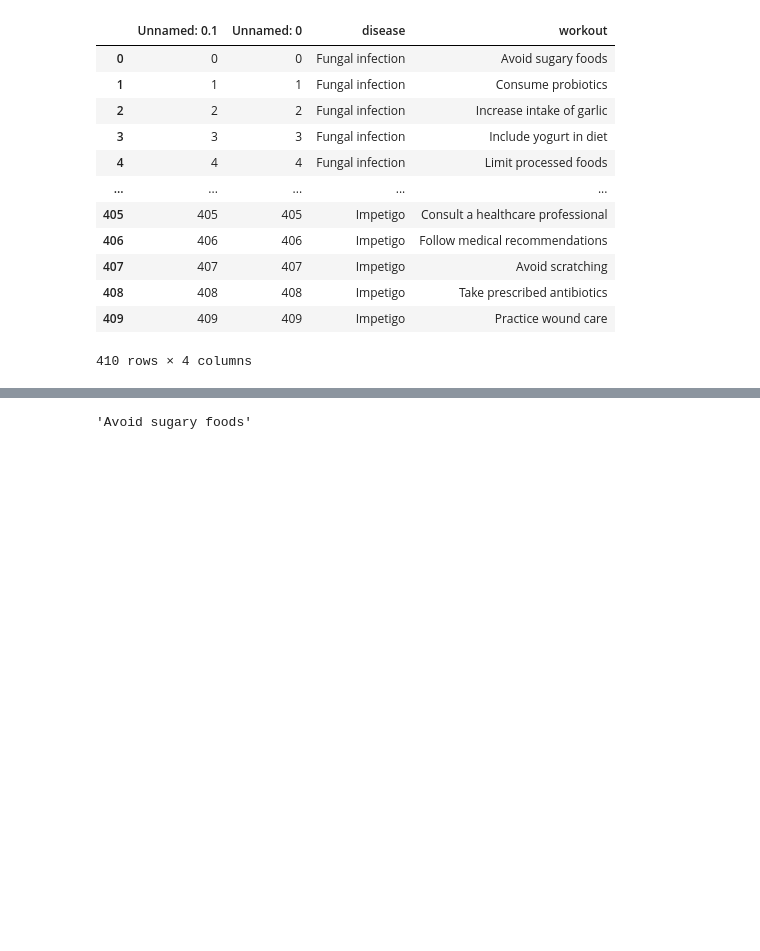
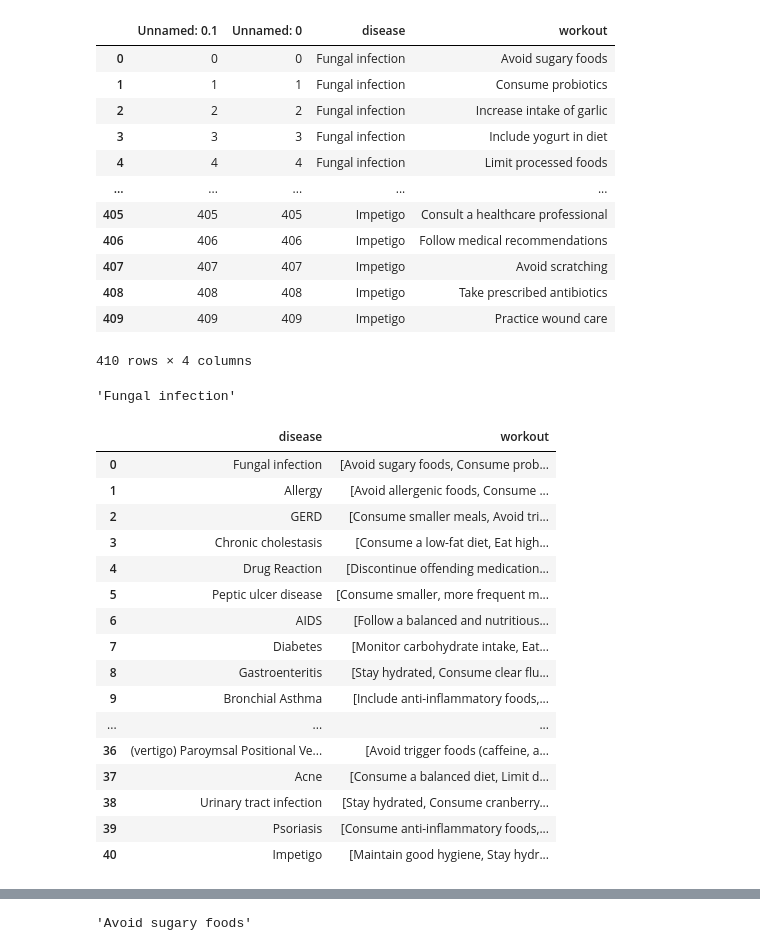
Before and after one commit to ANSH5252/MediBuddy, a Jupyter notebook: mb.ipynb, the cells around one changed output, grey strips where cells are left out. Saved outputs shown, nothing was run; the diff lists cells and outputs as text; code cells hidden in the pictures; blank space fills up the shorter version.

Commit message:
Workout DataFrame Updated

```diff
--- a/mb.ipynb
+++ b/mb.ipynb
@@ -525,5 +525,36 @@ workout
 | 408 | 408 | 408 | Impetigo | Take prescribed antibiotics |
 | 409 | 409 | 409 | Impetigo | Practice wound care |
 410 rows × 4 columns
+# %%
+workout['disease'].values[0]
+# %% [output]
+'Fungal infection'
+# %%
+workout_rows = []
+for i in range(0, len(workout), 10):
+    disease = workout['disease'].iloc[i]
+    workout_list = workout['workout'].iloc[i:i+10].tolist()
+    workout_rows.append({'disease': disease,'workout': workout_list})
+workout_new = pd.DataFrame(workout_rows)
+# %%
+workout_new
+# %% [output]
+|  | disease | workout |
+| 0 | Fungal infection | [Avoid sugary foods, Consume prob... |
+| 1 | Allergy | [Avoid allergenic foods, Consume ... |
+| 2 | GERD | [Consume smaller meals, Avoid tri... |
+| 3 | Chronic cholestasis | [Consume a low-fat diet, Eat high... |
+| 4 | Drug Reaction | [Discontinue offending medication... |
+| 5 | Peptic ulcer disease | [Consume smaller, more frequent m... |
+| 6 | AIDS | [Follow a balanced and nutritious... |
+| 7 | Diabetes | [Monitor carbohydrate intake, Eat... |
+| 8 | Gastroenteritis | [Stay hydrated, Consume clear flu... |
+| 9 | Bronchial Asthma | [Include anti-inflammatory foods,... |
+| ... | ... | ... |
+| 36 | (vertigo) Paroymsal Positional Ve... | [Avoid trigger foods (caffeine, a... |
+| 37 | Acne | [Consume a balanced diet, Limit d... |
+| 38 | Urinary tract infection | [Stay hydrated, Consume cranberry... |
+| 39 | Psoriasis | [Consume anti-inflammatory foods,... |
+| 40 | Impetigo | [Maintain good hygiene, Stay hydr... |
 # %%
 def fetch_workout(disease):
```
Also changed, not shown: parts of 2 cells of this notebook.
